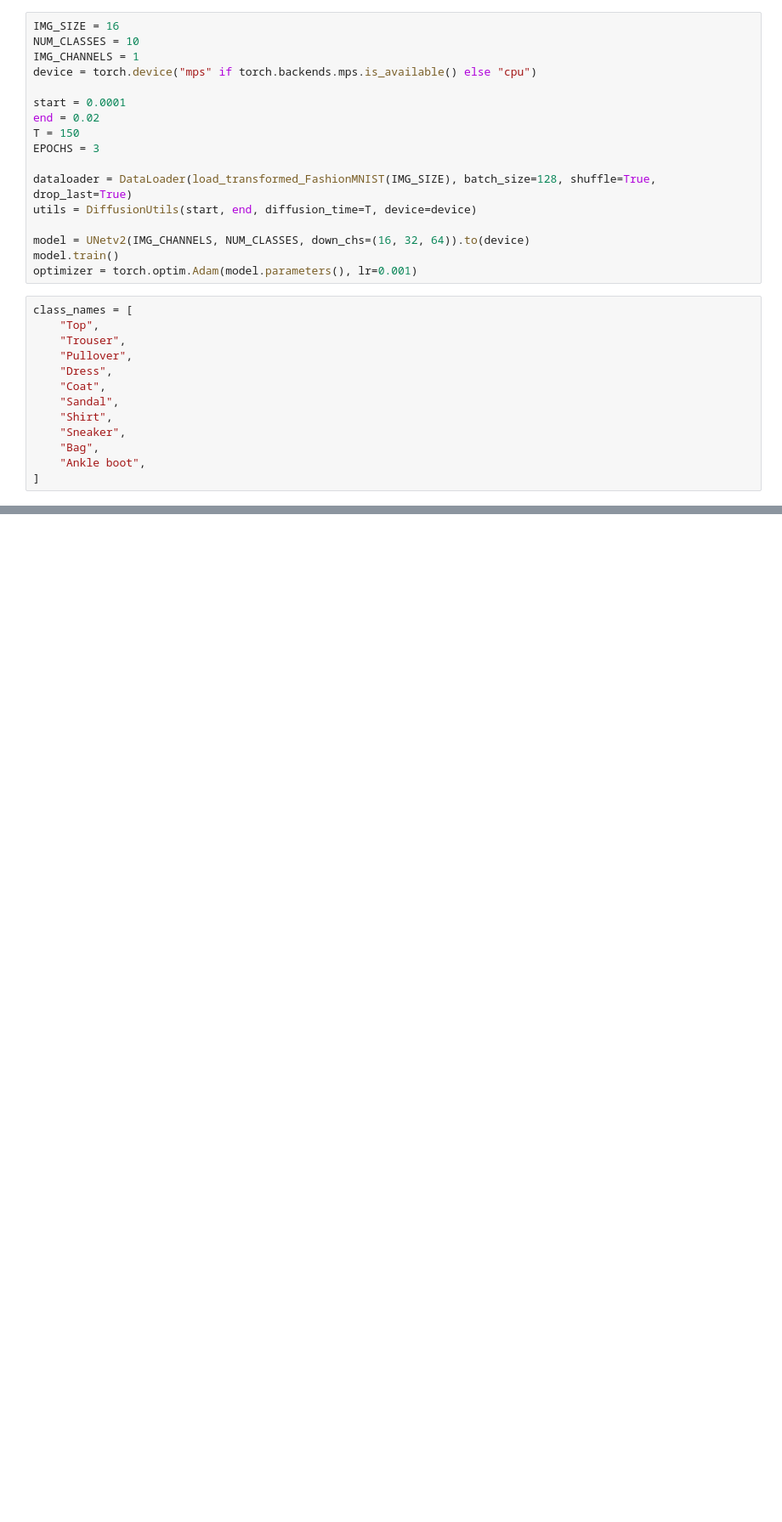
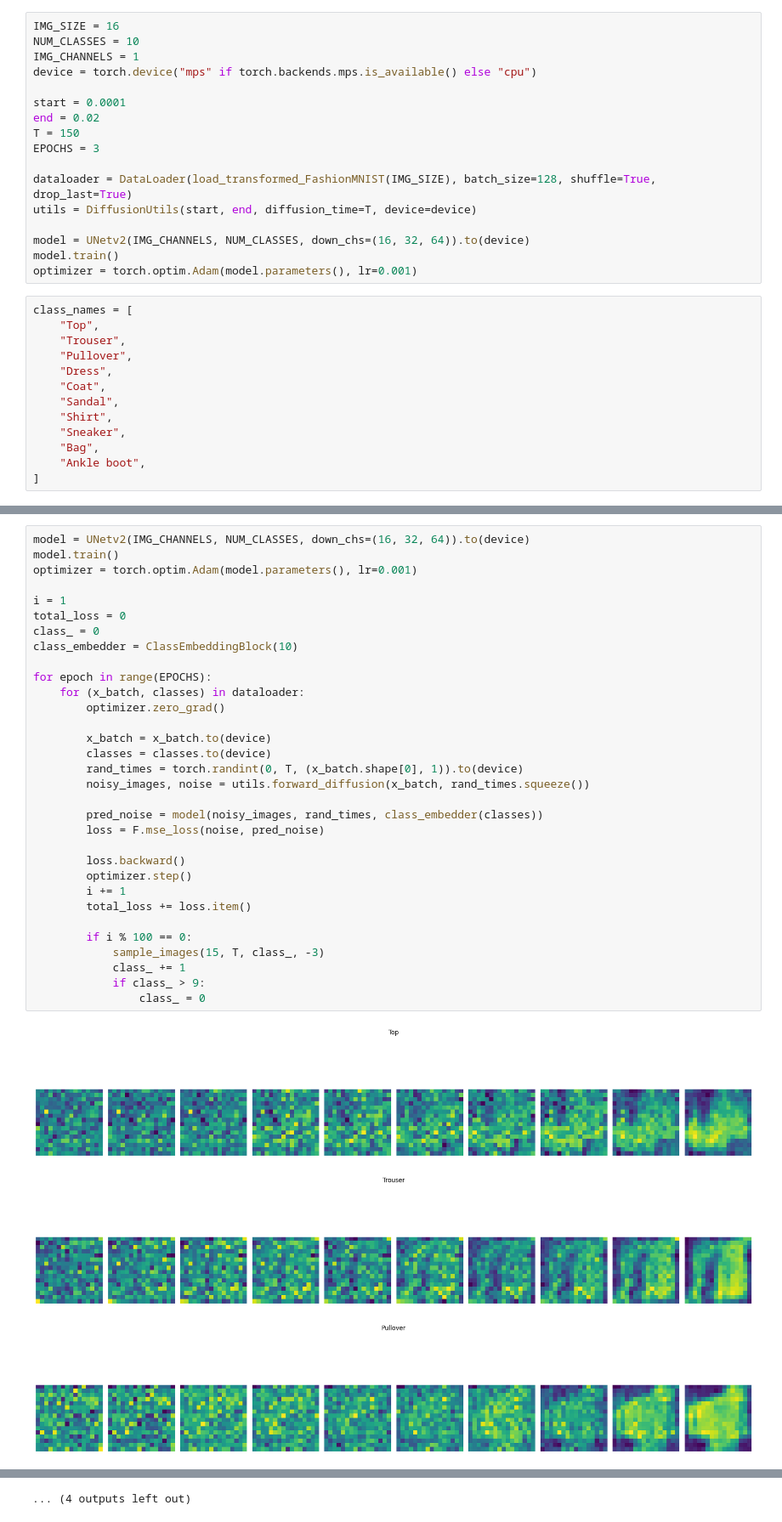
Before and after one commit to yuwei-1/DiffusionModel, a Jupyter notebook: main.ipynb, the cells around one changed output, grey strips where cells are left out. Shown: that part at 85% size. Drawn from its saved outputs; the diff is of its cells as text; blank space fills up the shorter version.

```diff
--- a/main.ipynb
+++ b/main.ipynb
@@ -95,0 +108,36 @@ IndexError: list index out of range
+# %%
+model = UNetv2(IMG_CHANNELS, NUM_CLASSES, down_chs=(16, 32, 64)).to(device)
+model.train()
+optimizer = torch.optim.Adam(model.parameters(), lr=0.001)
+
+i = 1
+total_loss = 0
+class_ = 0
+class_embedder = ClassEmbeddingBlock(10)
+
+for epoch in range(EPOCHS):
+    for (x_batch, classes) in dataloader:
+        optimizer.zero_grad()
+
+        x_batch = x_batch.to(device)
+        classes = classes.to(device)
+        rand_times = torch.randint(0, T, (x_batch.shape[0], 1)).to(device)
+        noisy_images, noise = utils.forward_diffusion(x_batch, rand_times.squeeze())
+
+        pred_noise = model(noisy_images, rand_times, class_embedder(classes))
+        loss = F.mse_loss(noise, pred_noise)
+
+        loss.backward()
+        optimizer.step()
+        i += 1
+        total_loss += loss.item()
+
+        if i % 100 == 0:
+            sample_images(15, T, class_, -3)
+            class_ += 1
+            if class_ > 9:
+                class_ = 0
+# %% [output]
+[figure, added]
+[figure, added]
+[figure, added]
@@ -95,0 +153 @@ IndexError: list index out of range
+... (4 outputs left out)
```
Also changed, not shown: parts of 6 cells of this notebook, 8 other files.
